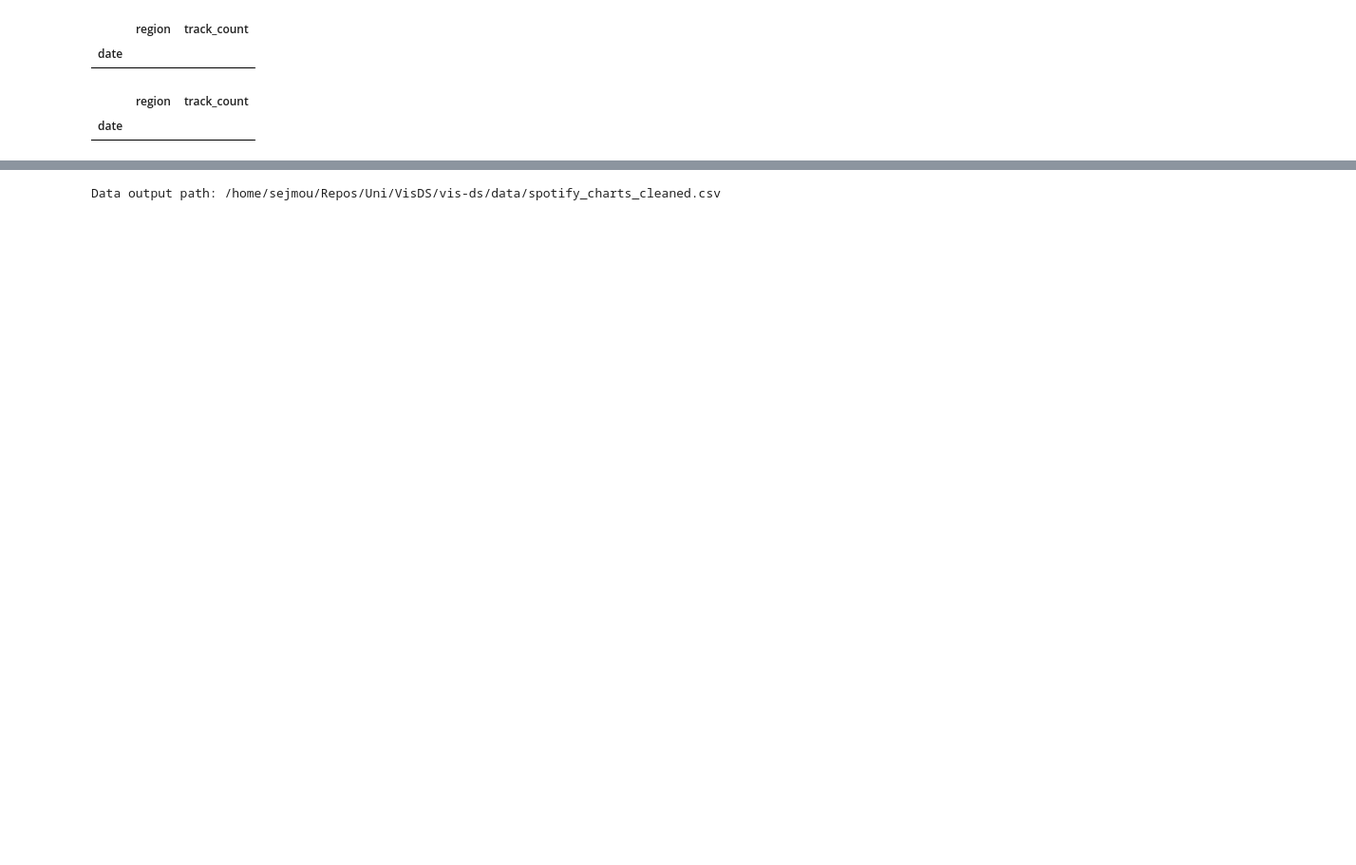
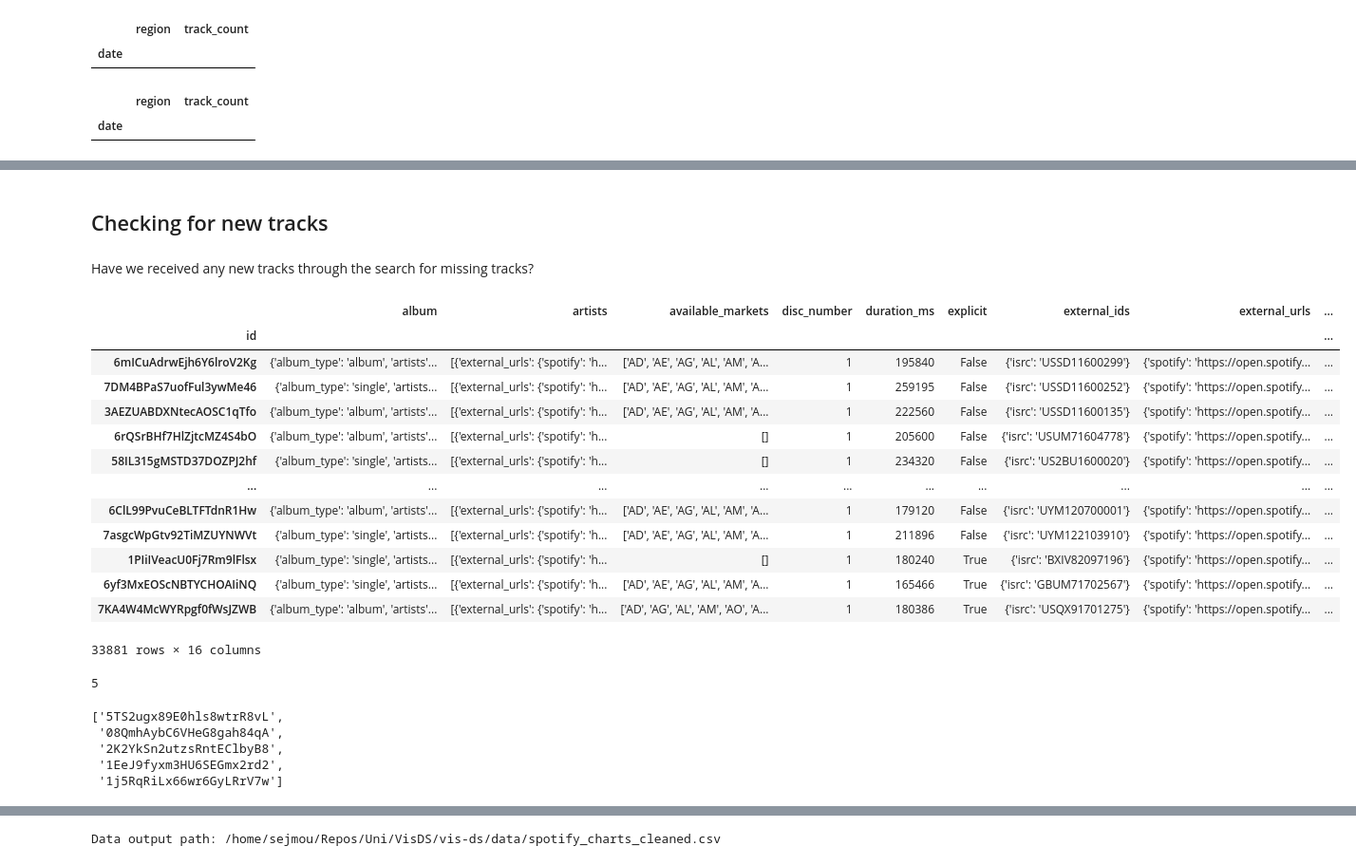
Before and after one commit to Sejmou/exploring-spotify-charts, a Jupyter notebook: data_exploration_and_crawling/spotify_charts_cleaned/merge_initial_subset_with_scraped.ipynb, the cells around one changed output, grey strips where cells are left out. Shown at 95% size. Cells and saved outputs as stored; diff of their text form; code cells hidden in the pictures; blank space fills up the shorter version.

Commit message:
update notebook for charts dataset with newly scraped data, fix error in chart scraping script

```diff
--- a/data_exploration_and_crawling/spotify_charts_cleaned/merge_initial_subset_with_scraped.ipynb
+++ b/data_exploration_and_crawling/spotify_charts_cleaned/merge_initial_subset_with_scraped.ipynb
@@ -1321,0 +1324,36 @@ final_data
+# %% [markdown]
+## Checking for new tracks
+# %% [markdown]
+Have we received any new tracks through the search for missing tracks?
+# %%
+tracks = pd.read_csv(get_data_path("tracks.csv"), index_col="id")
+# %%
+tracks
+# %% [output]
+|  | album | artists | available_markets | disc_number | duration_ms | explicit | external_ids | external_urls | ... |
+| id |  |  |  |  |  |  |  |  | ... |
+| 6mICuAdrwEjh6Y6lroV2Kg | {'album_type': 'album', 'artists'... | [{'external_urls': {'spotify': 'h... | ['AD', 'AE', 'AG', 'AL', 'AM', 'A... | 1 | 195840 | False | {'isrc': 'USSD11600299'} | {'spotify': 'https://open.spotify... | ... |
+| 7DM4BPaS7uofFul3ywMe46 | {'album_type': 'single', 'artists... | [{'external_urls': {'spotify': 'h... | ['AD', 'AE', 'AG', 'AL', 'AM', 'A... | 1 | 259195 | False | {'isrc': 'USSD11600252'} | {'spotify': 'https://open.spotify... | ... |
+| 3AEZUABDXNtecAOSC1qTfo | {'album_type': 'album', 'artists'... | [{'external_urls': {'spotify': 'h... | ['AD', 'AE', 'AG', 'AL', 'AM', 'A... | 1 | 222560 | False | {'isrc': 'USSD11600135'} | {'spotify': 'https://open.spotify... | ... |
+| 6rQSrBHf7HlZjtcMZ4S4bO | {'album_type': 'album', 'artists'... | [{'external_urls': {'spotify': 'h... | [] | 1 | 205600 | False | {'isrc': 'USUM71604778'} | {'spotify': 'https://open.spotify... | ... |
+| 58IL315gMSTD37DOZPJ2hf | {'album_type': 'single', 'artists... | [{'external_urls': {'spotify': 'h... | [] | 1 | 234320 | False | {'isrc': 'US2BU1600020'} | {'spotify': 'https://open.spotify... | ... |
+| ... | ... | ... | ... | ... | ... | ... | ... | ... | ... |
+| 6ClL99PvuCeBLTFTdnR1Hw | {'album_type': 'album', 'artists'... | [{'external_urls': {'spotify': 'h... | ['AD', 'AE', 'AG', 'AL', 'AM', 'A... | 1 | 179120 | False | {'isrc': 'UYM120700001'} | {'spotify': 'https://open.spotify... | ... |
+| 7asgcWpGtv92TiMZUYNWVt | {'album_type': 'single', 'artists... | [{'external_urls': {'spotify': 'h... | ['AD', 'AE', 'AG', 'AL', 'AM', 'A... | 1 | 211896 | False | {'isrc': 'UYM122103910'} | {'spotify': 'https://open.spotify... | ... |
+| 1PIiIVeacU0Fj7Rm9lFlsx | {'album_type': 'single', 'artists... | [{'external_urls': {'spotify': 'h... | [] | 1 | 180240 | True | {'isrc': 'BXIV82097196'} | {'spotify': 'https://open.spotify... | ... |
+| 6yf3MxEOScNBTYCHOAIiNQ | {'album_type': 'single', 'artists... | [{'external_urls': {'spotify': 'h... | ['AD', 'AE', 'AG', 'AL', 'AM', 'A... | 1 | 165466 | True | {'isrc': 'GBUM71702567'} | {'spotify': 'https://open.spotify... | ... |
+| 7KA4W4McWYRpgf0fWsJZWB | {'album_type': 'album', 'artists'... | [{'external_urls': {'spotify': 'h... | ['AD', 'AG', 'AL', 'AM', 'AO', 'A... | 1 | 180386 | True | {'isrc': 'USQX91701275'} | {'spotify': 'https://open.spotify... | ... |
+33881 rows × 16 columns
+# %%
+final_data.id.unique().shape[0] - tracks.shape[0]
+# %% [output]
+5
+# %%
+new_track_ids = list(set(final_data.id) - set(tracks.index))
+new_track_ids
+# %% [output]
+['5TS2ugx89E0hls8wtrR8vL',
+ '08QmhAybC6VHeG8gah84qA',
+ '2K2YkSn2utzsRntEClbyB8',
+ '1EeJ9fyxm3HU6SEGmx2rd2',
+ '1j5RqRiLx66wr6GyLRrV7w']
```
Also changed, not shown: parts of 39 cells of this notebook, 1 other file.
